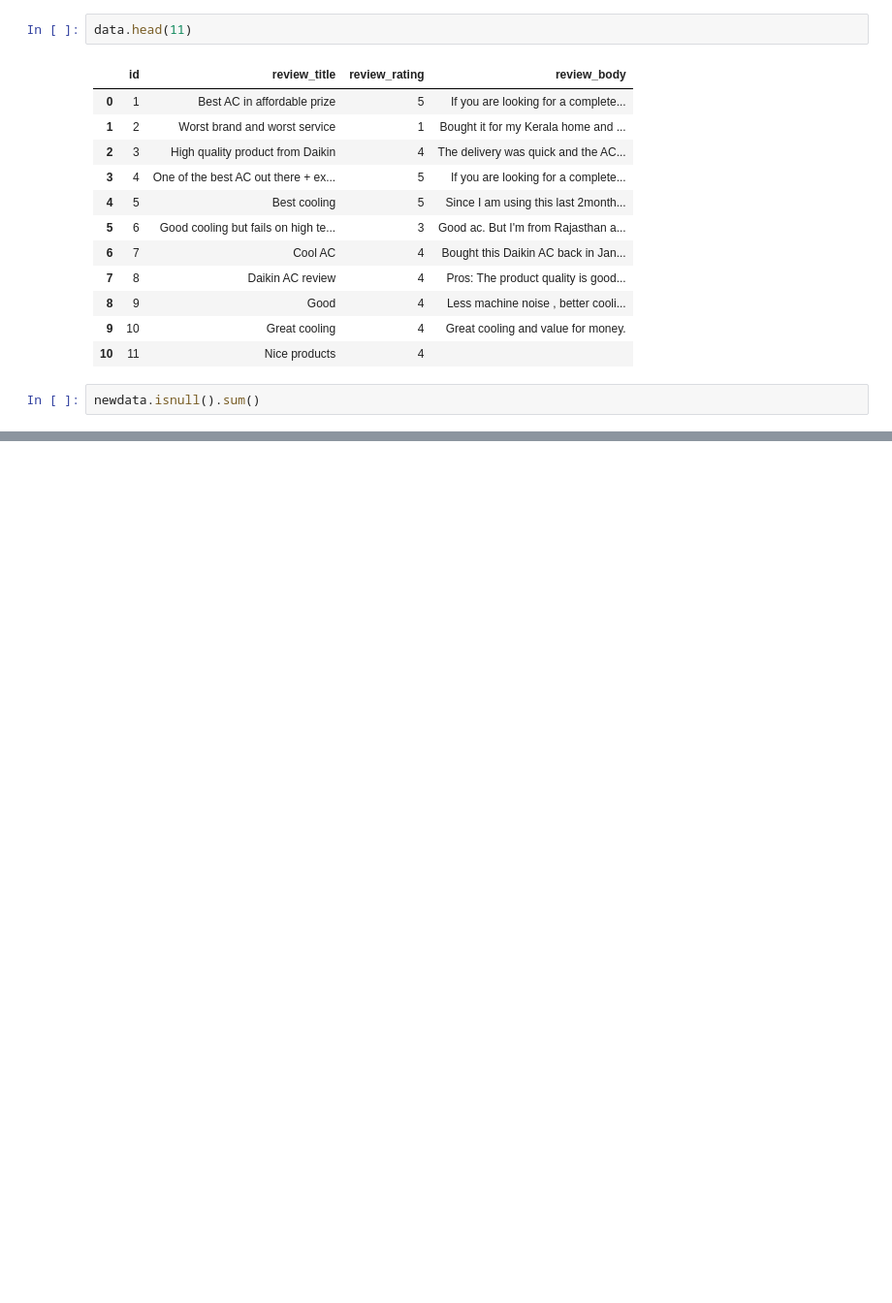
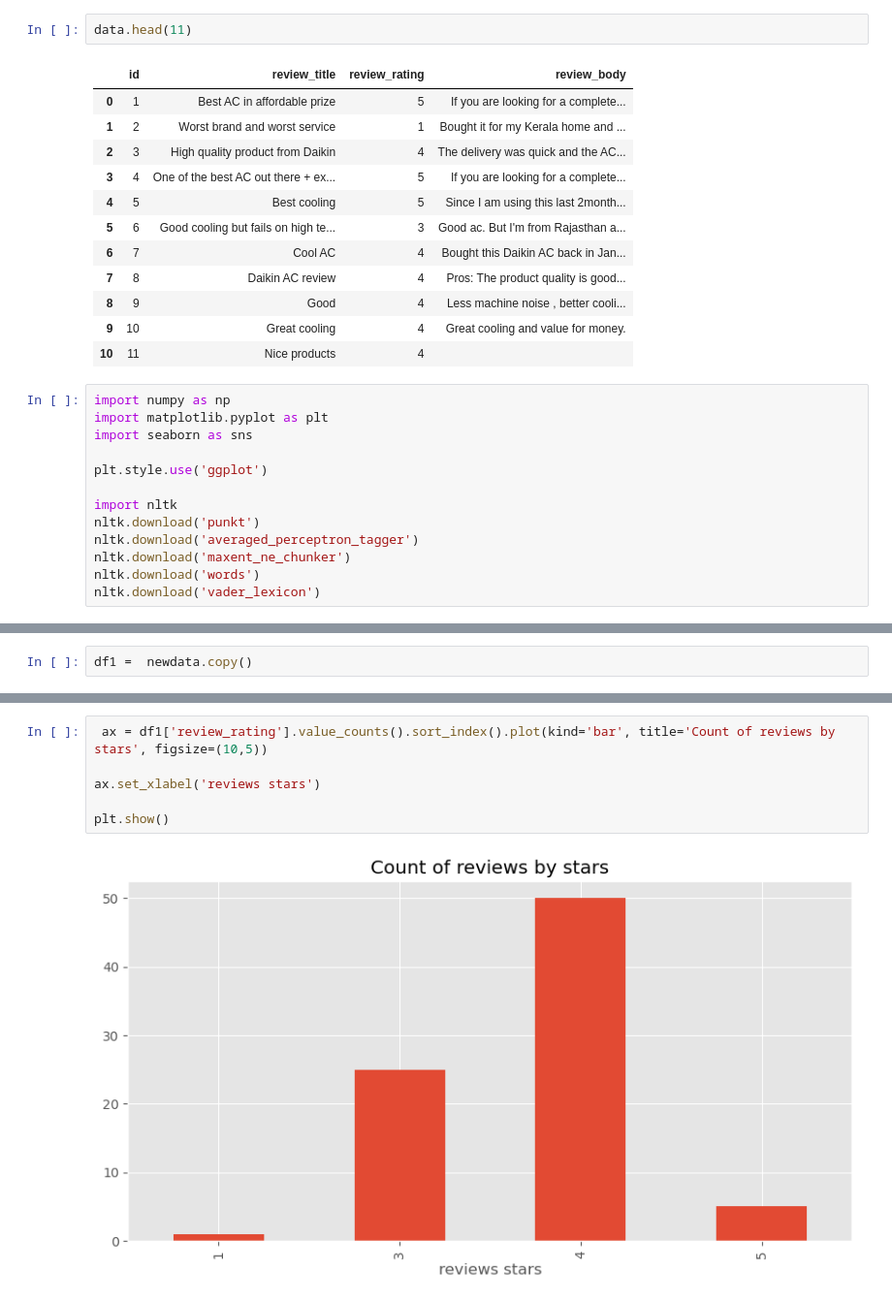
Before and after one commit to Sarrransh/Amazon-ReviewAnalyzer, a Jupyter notebook: Amazon_reviews_sentiment.ipynb, the cells around one changed output, grey strips where cells are left out. Shown at 97% size. Drawn from its saved outputs; the diff is of its cells as text; blank space fills up the shorter version.

```diff
--- a/Amazon_reviews_sentiment.ipynb
+++ b/Amazon_reviews_sentiment.ipynb
@@ -89,5 +89,16 @@ data.head(11)
 | 9 | 10 | Great cooling | 4 | Great cooling and value for money. |
 | 10 | 11 | Nice products | 4 |  |
 # %%
-newdata.isnull().sum()
+import numpy as np
+import matplotlib.pyplot as plt
+import seaborn as sns
+
+plt.style.use('ggplot')
+
+import nltk
+nltk.download('punkt')
+nltk.download('averaged_perceptron_tagger')
+nltk.download('maxent_ne_chunker')
+nltk.download('words')
+nltk.download('vader_lexicon')
 # %% [output]
@@ -98,0 +122,2 @@ dtype: int64
+# %%
+df1 =  newdata.copy()
@@ -98,0 +128,8 @@ dtype: int64
+# %%
+ ax = df1['review_rating'].value_counts().sort_index().plot(kind='bar', title='Count of reviews by stars', figsize=(10,5))
+
+ax.set_xlabel('reviews stars')
+
+plt.show()
+# %% [output]
+[figure, added]
```
Also changed, not shown: parts of 17 cells of this notebook.
